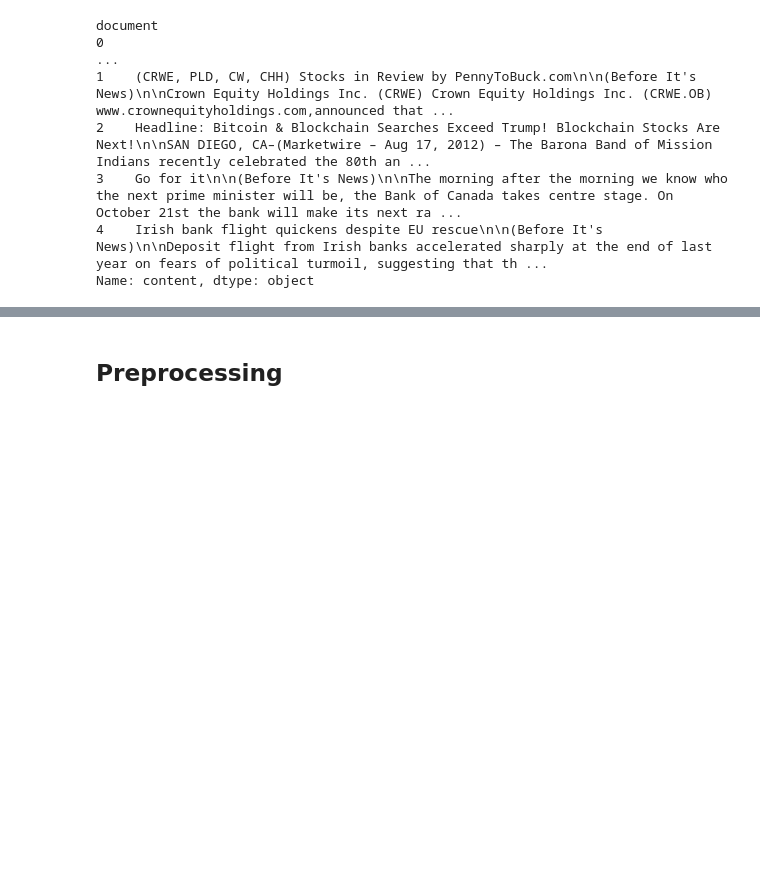
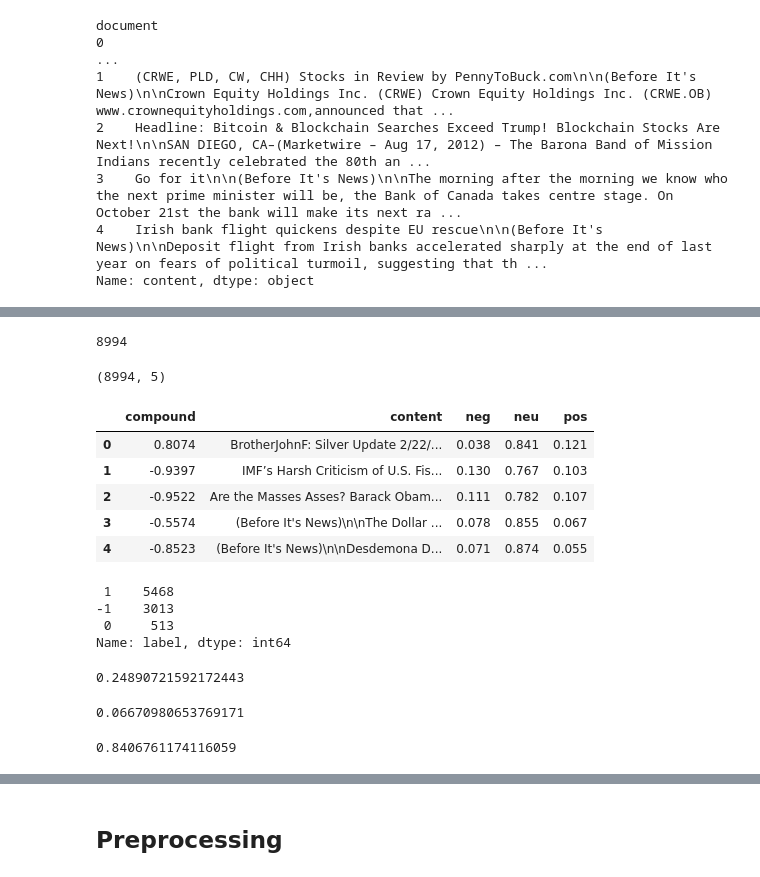
Before and after one commit to bijaykahar/English-Fake-News-Project, a Jupyter notebook: two-types-main-analysis.ipynb, the cells around one changed output, grey strips where cells are left out. Drawn from its saved outputs; the diff is of its cells as text; code cells hidden in the pictures; blank space fills up the shorter version.

```diff
--- a/two-types-main-analysis.ipynb
+++ b/two-types-main-analysis.ipynb
@@ -197,0 +190,6 @@ Name: content, dtype: object
+# %%
+fakecontent = set()
+# %%
+for index, row in fake.iterrows():
+    print (index)
+    fakecontent.add(row['content'])
@@ -197,0 +214,29 @@ Name: content, dtype: object
+# %%
+print (len(fakecontent))
+# %% [output]
+8994
+# %%
+from nltk.sentiment.vader import SentimentIntensityAnalyzer as SIA
+
+sia = SIA()
+results = []
+
+for doc in fakecontent:
+    pol_score = sia.polarity_scores(doc)
+    pol_score['content'] = doc
+    results.append(pol_score)
+# %%
+fakedf = pd.DataFrame.from_records(results)
+# %%
+fakedf.shape
+# %% [output]
+(8994, 5)
+# %%
+fakedf.head()
+# %% [output]
+|  | compound | content | neg | neu | pos |
+| 0 | 0.8074 | BrotherJohnF: Silver Update 2/22/... | 0.038 | 0.841 | 0.121 |
+| 1 | -0.9397 | IMF’s Harsh Criticism of U.S. Fis... | 0.130 | 0.767 | 0.103 |
+| 2 | -0.9522 | Are the Masses Asses? Barack Obam... | 0.111 | 0.782 | 0.107 |
+| 3 | -0.5574 | (Before It's News)\n\nThe Dollar ... | 0.078 | 0.855 | 0.067 |
+| 4 | -0.8523 | (Before It's News)\n\nDesdemona D... | 0.071 | 0.874 | 0.055 |
@@ -197,0 +247,19 @@ Name: content, dtype: object
+# %%
+fakedf.label.value_counts()
+# %% [output]
+ 1    5468
+-1    3013
+ 0     513
+Name: label, dtype: int64
+# %%
+print (fakedf['compound'].mean())
+# %% [output]
+0.24890721592172443
+# %%
+print (fakedf['neg'].mean())
+# %% [output]
+0.06670980653769171
+# %%
+print (fakedf['neu'].mean())
+# %% [output]
+0.8406761174116059
```
Also changed, not shown: parts of 72 cells of this notebook.
